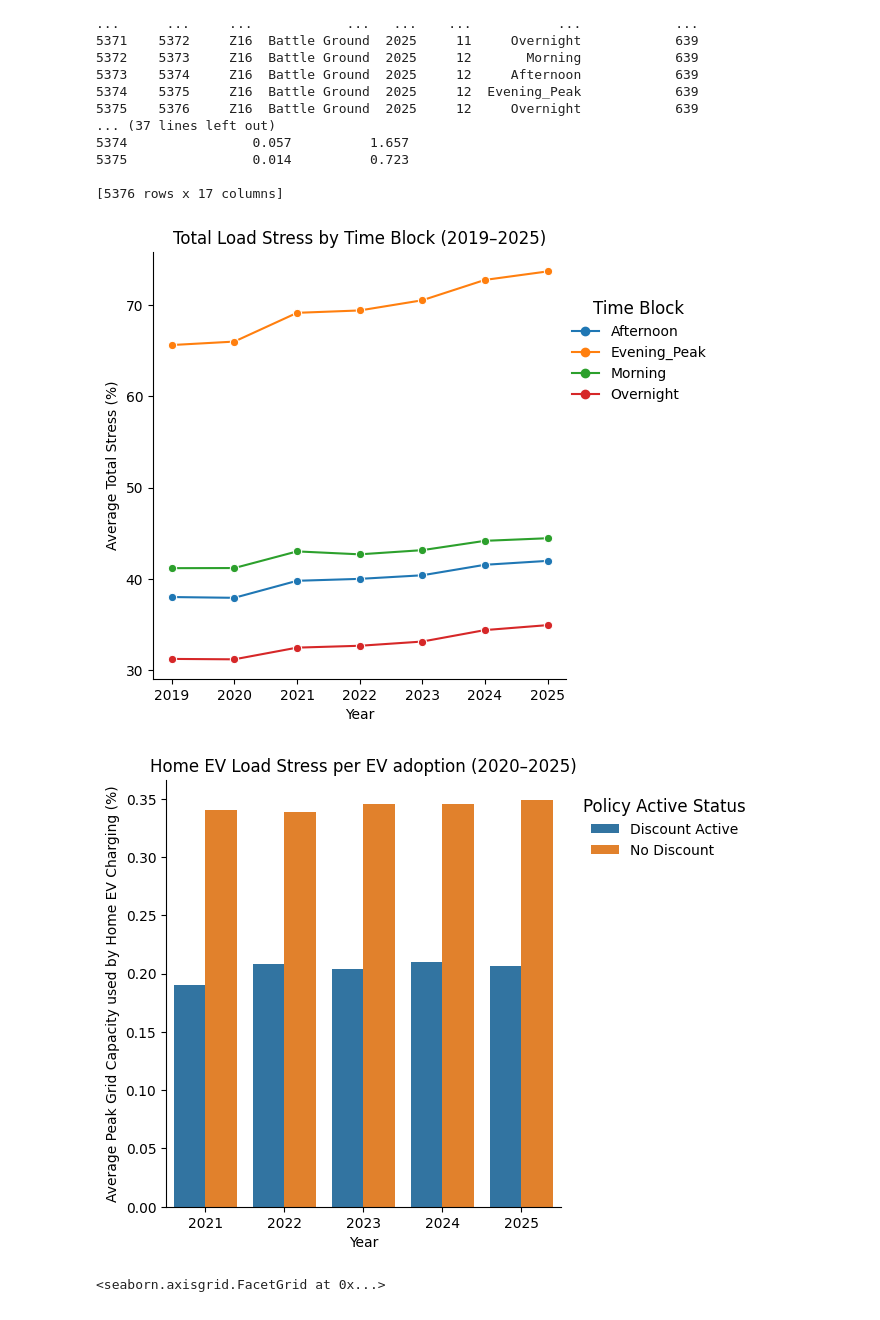
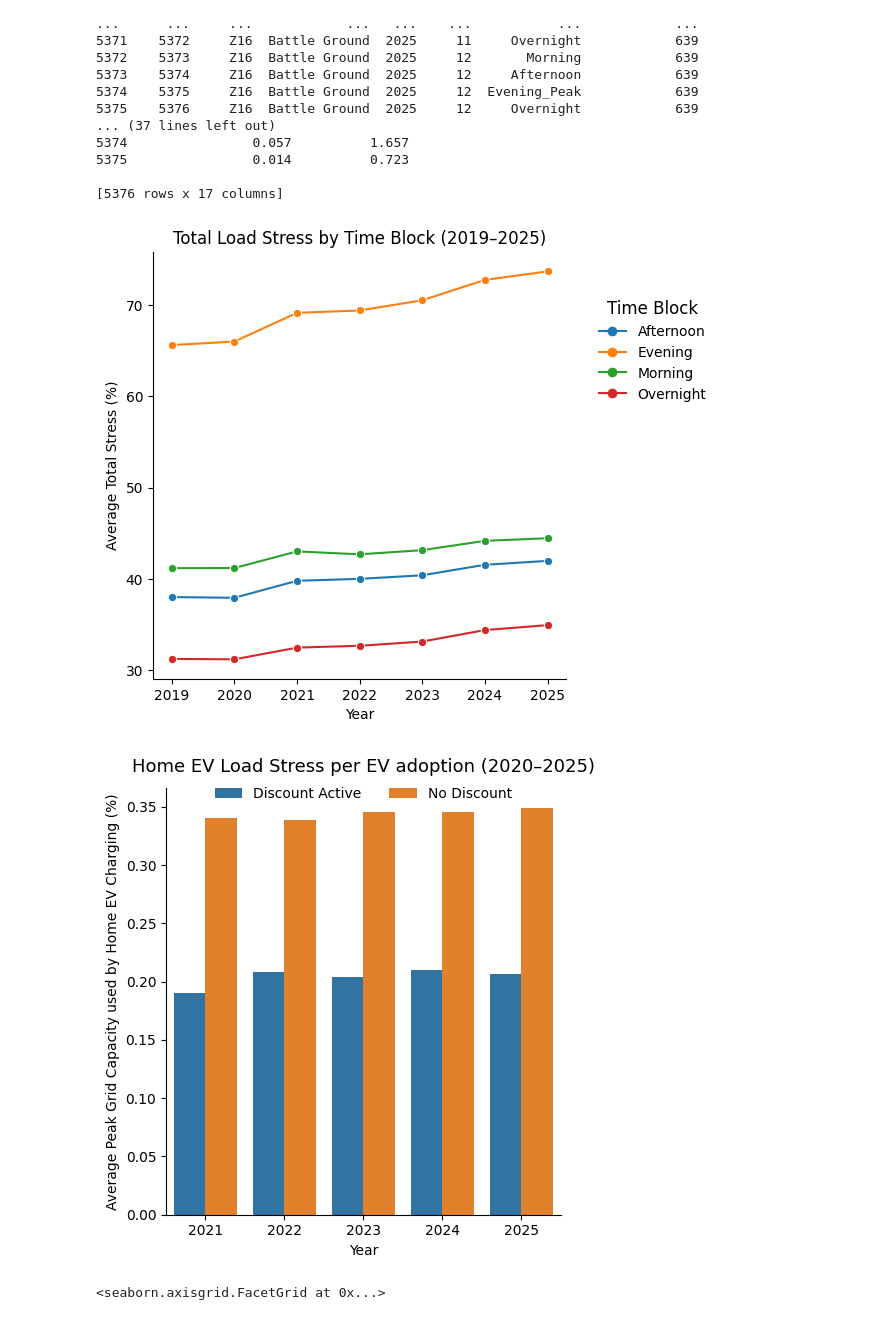
Before and after one commit to shresta-28/TSA_DataScienceandAnalytics, a Jupyter notebook: ev_strain_dataScience_TSA.ipynb, the cells around one changed output. Cells and saved outputs as stored; diff of their text form; code cells hidden in the pictures.

```diff
--- a/ev_strain_dataScience_TSA.ipynb
+++ b/ev_strain_dataScience_TSA.ipynb
@@ -143,27 +143,32 @@ yearly_total_load_graph=sns.relplot(yearly_load, x="Date", y="Total_Stress_Pct",
 yearly_total_load_graph.set(title="Total Load Stress by Time Block (2019–2025)", ylabel="Average Total Stress (%)", xlabel="Year")
 sns.move_legend(yearly_total_load_graph,  loc="upper right",
     title="Time Block",
+    labels=["Afternoon", "Evening", "Morning", "Overnight"],
     bbox_to_anchor=(1, 0.9),
     fontsize=10,
     title_fontsize=12)
 # %% [output]
-[figure, old version]
+[figure, new version]
 # %%
 yearly_evening_byPolicy = (
     ev_grid_working[(ev_grid_working["Time_Block"] == "Evening_Peak") & (ev_grid_working["Year"] > 2020)]
     .groupby(["Year", "Policy_Status"])["Stress_Per_EV"]
     .mean()
     .reset_index()
 )
 yearly_evening_byPolicy_graph = sns.catplot(yearly_evening_byPolicy, x="Year", y="Stress_Per_EV", hue="Policy_Status", kind="bar")
-yearly_evening_byPolicy_graph.set(title="Home EV Load Stress per EV adoption (2020–2025)", xlabel = "Year", ylabel="Average Peak Grid Capacity used by Home EV Charging (%)")
-sns.move_legend(yearly_evening_byPolicy_graph,  loc="upper right",
-    title="Policy Active Status",
-    bbox_to_anchor=(1.05, 0.96),
+yearly_evening_byPolicy_graph.set(xlabel = "Year", ylabel="Average Peak Grid Capacity used by Home EV Charging (%)")
+yearly_evening_byPolicy_graph.fig.suptitle(
+    "Home EV Load Stress per EV adoption (2020–2025)", y=1.03, x=0.45, fontsize=13
+)
+sns.move_legend(yearly_evening_byPolicy_graph,  loc="lower center",
+    title=None,
+    bbox_to_anchor=(0.45, 0.92),
+    ncol=2,
     fontsize=10,
     title_fontsize=12)
 # %% [output]
-[figure, old version]
+[figure, new version]
 # %%
 evening_load = ev_grid_working[
     ev_grid_working["Time_Block"] == "Evening_Peak"
```
Also changed, not shown: parts of 2 cells of this notebook.
